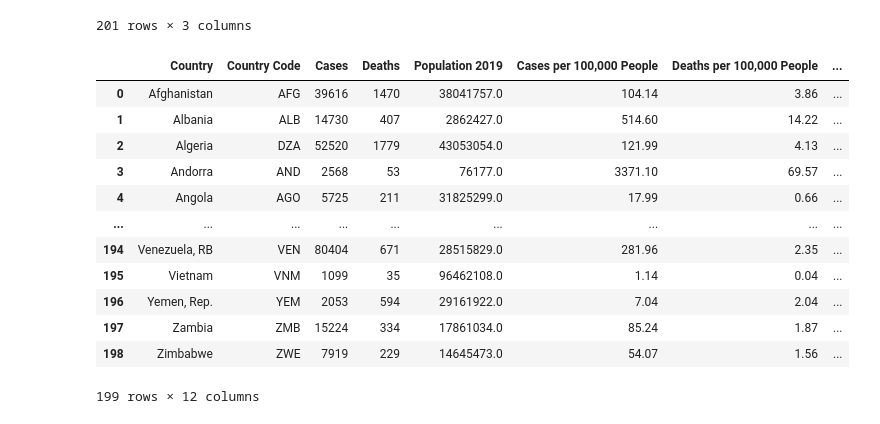
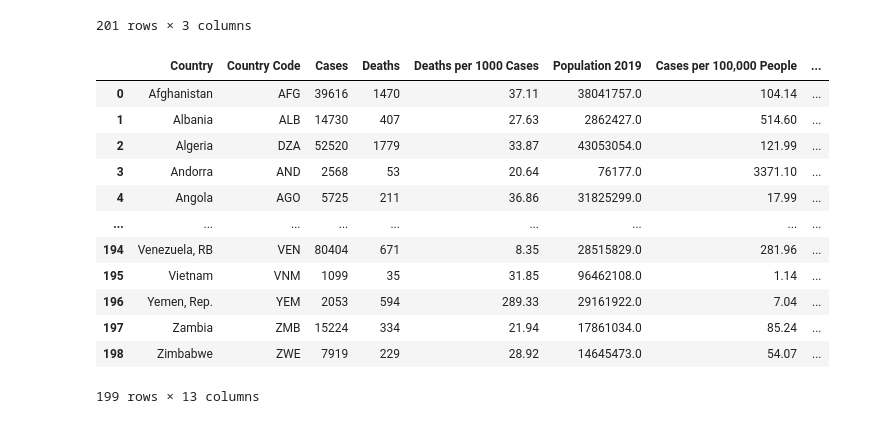
Before and after one commit to AustinRCole/COVID_Lat_GDP_analysis, a Jupyter notebook: Data_clean_final.ipynb, the cells around one changed output. Saved outputs shown, nothing was run; the diff lists cells and outputs as text; code cells hidden in the pictures.

Commit message:
added deaths per cases column

```diff
--- a/Data_clean_final.ipynb
+++ b/Data_clean_final.ipynb
@@ -73,6 +73,7 @@ COVID_final = pd.merge(COVID_sum, COVID_per, how='inner',on='Countries')
 COVID_final['Cases per 100,000 People'] = round(COVID_final['cases']/COVID_final['Population 2019'] * 100000,2)
 COVID_final['Deaths per 100,000 People'] = round(COVID_final['deaths']/COVID_final['Population 2019'] * 100000,2)
 COVID_final = COVID_final.rename(columns={'cases':'Cases','deaths':'Deaths','countryterritoryCode':'Country Code'})
+COVID_final['Deaths per 1000 Cases'] = round(COVID_final['Deaths'] / COVID_final['Cases'] * 1000,2)
 COVID_final
 # %% [output]
 |  | Countries | Cases | Deaths | Population 2019 | Country Code | Cases per 100,000 People | ... |
@@ -175,25 +186,25 @@ cities_clean
 # %%
 COVID_GDP = pd.merge(COVID_final,GDP_clean,how='left',on='Country Code')
 Final_data = pd.merge(COVID_GDP,cities_clean,how='left',on='Country Code')
 del Final_data['Countries_x']
 Final_data = Final_data.rename(columns={'Countries_y':'Country'})
-Final_data = Final_data[['Country','Country Code','Cases','Deaths','Population 2019','Cases per 100,000 People','Deaths per 100,000 People','2017 GDP in Billions','2018 GDP in Billions','2019 GDP in Billions','Capital','Latitude']]
+Final_data = Final_data[['Country','Country Code','Cases','Deaths','Deaths per 1000 Cases','Population 2019','Cases per 100,000 People','Deaths per 100,000 People','2017 GDP in Billions','2018 GDP in Billions','2019 GDP in Billions','Capital','Latitude']]
 Final_data = Final_data[Final_data.Country.notnull()].reset_index(drop=True)
 Final_data = Final_data.fillna('Not Available')
 Final_data
 # %% [output]
-|  | Country | Country Code | Cases | Deaths | Population 2019 | Cases per 100,000 People | Deaths per 100,000 People | ... |
-| 0 | Afghanistan | AFG | 39616 | 1470 | 38041757.0 | 104.14 | 3.86 | ... |
-| 1 | Albania | ALB | 14730 | 407 | 2862427.0 | 514.60 | 14.22 | ... |
-| 2 | Algeria | DZA | 52520 | 1779 | 43053054.0 | 121.99 | 4.13 | ... |
-| 3 | Andorra | AND | 2568 | 53 | 76177.0 | 3371.10 | 69.57 | ... |
-| 4 | Angola | AGO | 5725 | 211 | 31825299.0 | 17.99 | 0.66 | ... |
+|  | Country | Country Code | Cases | Deaths | Deaths per 1000 Cases | Population 2019 | Cases per 100,000 People | ... |
+| 0 | Afghanistan | AFG | 39616 | 1470 | 37.11 | 38041757.0 | 104.14 | ... |
+| 1 | Albania | ALB | 14730 | 407 | 27.63 | 2862427.0 | 514.60 | ... |
+| 2 | Algeria | DZA | 52520 | 1779 | 33.87 | 43053054.0 | 121.99 | ... |
+| 3 | Andorra | AND | 2568 | 53 | 20.64 | 76177.0 | 3371.10 | ... |
+| 4 | Angola | AGO | 5725 | 211 | 36.86 | 31825299.0 | 17.99 | ... |
 | ... | ... | ... | ... | ... | ... | ... | ... | ... |
-| 194 | Venezuela, RB | VEN | 80404 | 671 | 28515829.0 | 281.96 | 2.35 | ... |
-| 195 | Vietnam | VNM | 1099 | 35 | 96462108.0 | 1.14 | 0.04 | ... |
-| 196 | Yemen, Rep. | YEM | 2053 | 594 | 29161922.0 | 7.04 | 2.04 | ... |
-| 197 | Zambia | ZMB | 15224 | 334 | 17861034.0 | 85.24 | 1.87 | ... |
-| 198 | Zimbabwe | ZWE | 7919 | 229 | 14645473.0 | 54.07 | 1.56 | ... |
+| 194 | Venezuela, RB | VEN | 80404 | 671 | 8.35 | 28515829.0 | 281.96 | ... |
+| 195 | Vietnam | VNM | 1099 | 35 | 31.85 | 96462108.0 | 1.14 | ... |
+| 196 | Yemen, Rep. | YEM | 2053 | 594 | 289.33 | 29161922.0 | 7.04 | ... |
+| 197 | Zambia | ZMB | 15224 | 334 | 21.94 | 17861034.0 | 85.24 | ... |
+| 198 | Zimbabwe | ZWE | 7919 | 229 | 28.92 | 14645473.0 | 54.07 | ... |
-199 rows × 12 columns
+199 rows × 13 columns
 # %%
 Final_data.to_csv('Resources/COVID_final_data.csv',index=True)
```
Also changed, not shown: parts of 2 cells of this notebook, 1 other file.
